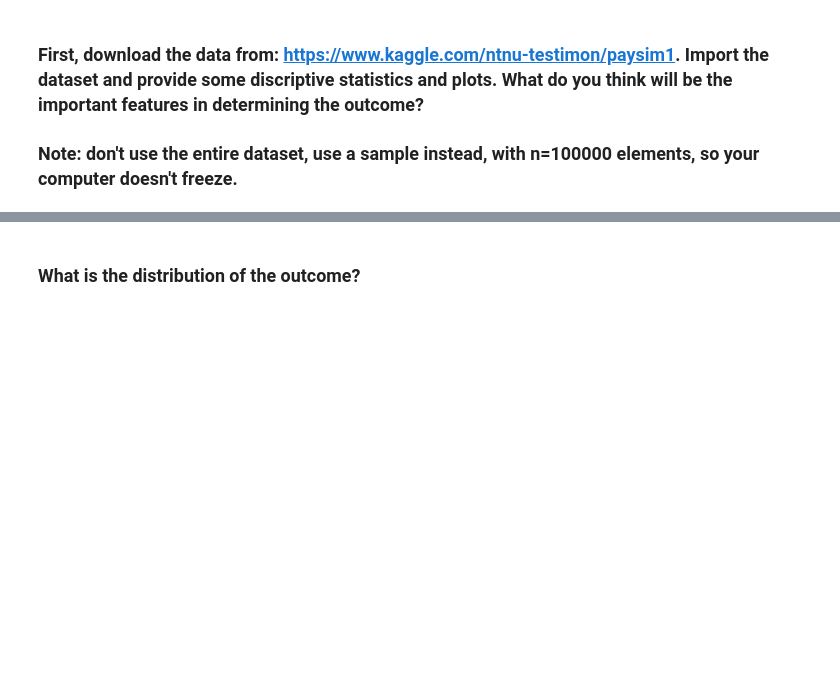
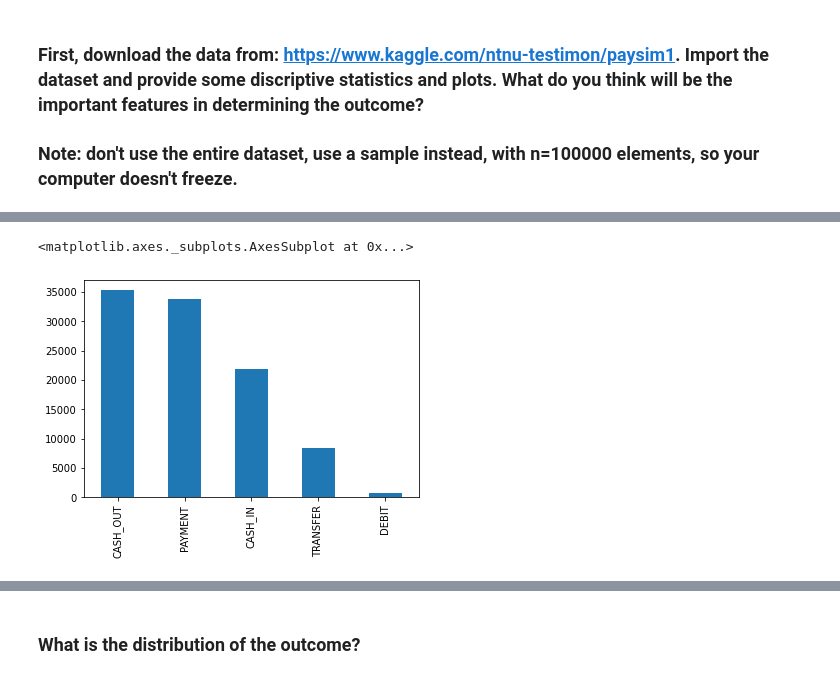
Before and after one commit to ta-data-lis/lab-imbalance, a Jupyter notebook: your-code/lab_imbalance.ipynb, the cells around one changed output, grey strips where cells are left out. Cells and saved outputs as stored; diff of their text form; code cells hidden in the pictures; blank space fills up the shorter version.

```diff
--- a/your-code/lab_imbalance.ipynb
+++ b/your-code/lab_imbalance.ipynb
@@ -13,0 +12,5 @@ Like we disussed in class, when we have noisy data, if we are not careful, we ca
+# %%
+import pandas as pd
+fraud_detection = pd.read_csv ('fd.csv')
+fraud =fraud_detection.sample(100000)
+fraud.head()
@@ -13,0 +73,5 @@ Like we disussed in class, when we have noisy data, if we are not careful, we ca
+# %%
+fraud['type'].value_counts()[:11].plot(kind = "bar")
+# %% [output]
+<matplotlib.axes._subplots.AxesSubplot at 0x...>
+[figure, added]
```
Also changed, not shown: parts of 27 cells of this notebook.
